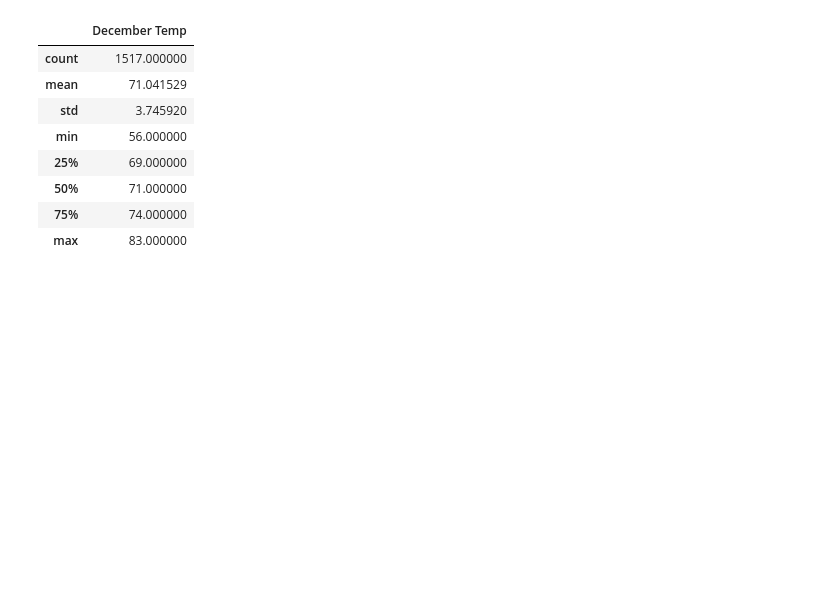
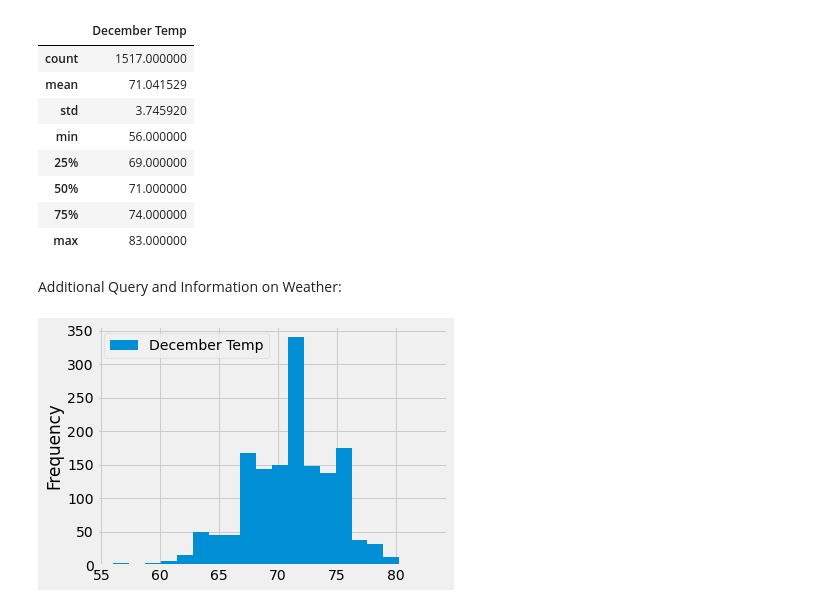
Before and after one commit to urvish7/surfs_up, a Jupyter notebook: SurfsUp_Challenge.ipynb, the cells around one changed output. Drawn from its saved outputs; the diff is of its cells as text; code cells hidden in the pictures; blank space fills up the shorter version.

```diff
--- a/SurfsUp_Challenge.ipynb
+++ b/SurfsUp_Challenge.ipynb
@@ -91,3 +104,12 @@ dec_df.describe()
 | 50% | 71.000000 |
 | 75% | 74.000000 |
 | max | 83.000000 |
+# %% [markdown]
+Additional Query and Information on Weather:
+# %%
+##Plotting the graphs
+
+dec_df.plot.hist(bins=20)
+plt.tight_layout()
+# %% [output]
+[figure, added]
```
Also changed, not shown: parts of 4 cells of this notebook.
